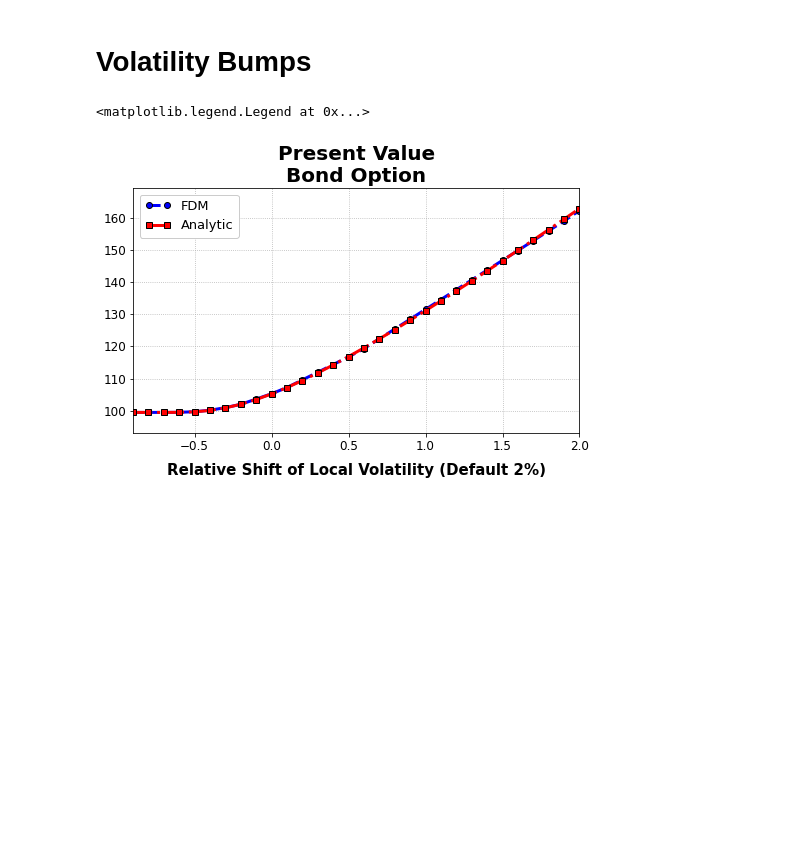
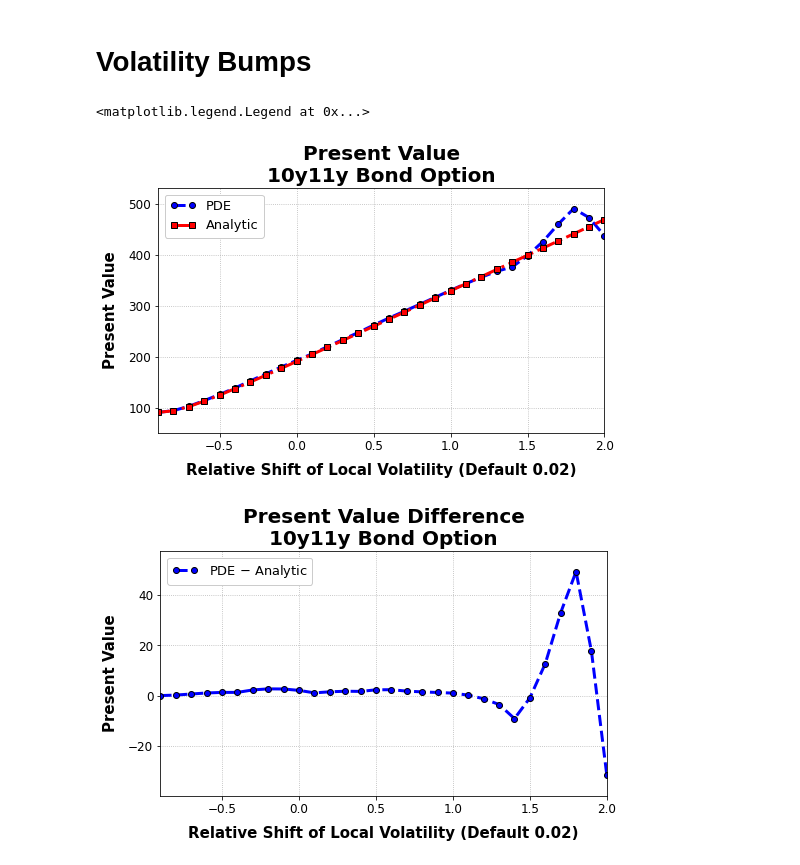
Before and after one commit to agalale/cheyette, a Jupyter notebook: BondOption.ipynb, the cells around one changed output. Drawn from its saved outputs; the diff is of its cells as text; code cells hidden in the pictures; blank space fills up the shorter version.

```diff
--- a/BondOption.ipynb
+++ b/BondOption.ipynb
@@ -15,7 +15,7 @@ plt.style.use('input/qulib.mplstyle')
 # Bond option pricing
 # %%
 curve = FlatCurve(short_rate=0.01)
-process = VasicekProcess(mean_rev=0.10, local_vol=0.01)
+process = VasicekProcess(mean_rev=0.01, local_vol=0.02)
 
 model_pde = CheyettePDEModel(x_grid_stddevs=5.0, y_grid_stddevs=5.0,
                     x_freq=3, y_freq=3, t_freq=10,
@@ -25,7 +25,7 @@ model_pde = CheyettePDEModel(x_grid_stddevs=5.0, y_grid_stddevs=5.0,
 
 model_analytic = CheyetteAnalyticModel()
 
-product = ZCBCall(strike=0.98, expiry=1.0, bond_expiry=2.0)
+product = BondOpt(strike=0.98, expiry=10.0, bond_expiry=20.0, option_type=OptionType.call)
 
 pricer_pde = CheyettePricer(model_pde, curve, process, product, valuation_time=0.0)
 pricer_analytic = CheyettePricer(model_analytic, curve, process, product, valuation_time=0.0)
@@ -88,11 +103,22 @@ pvs_vols_analytic = [pricer_analytic.set('process', process.set('local_vol', (1+
 # %%
 fig = plt.figure(figsize=(8,4.5))
 ax = fig.add_subplot()
-ax.plot(mults, pvs_vols_pde, label='FDM')
+ax.plot(mults, pvs_vols_pde, label='PDE')
 ax.plot(mults, pvs_vols_analytic, label='Analytic')
 ax.set_xlabel(f'Relative Shift of Local Volatility (Default {default_vol})')
-ax.set_title('Present Value\nBond Option')
+ax.set_ylabel('Present Value')
+ax.set_title(f'Present Value\n{product.expiry:.0f}y{product.bond_expiry:.0f}y Bond Option')
 ax.legend()
+
+diff = [y - x for x, y in zip(pvs_vols_analytic, pvs_vols_pde)]
+fig = plt.figure(figsize=(8,4.5))
+ax = fig.add_subplot()
+ax.plot(mults, diff, label='PDE $-$ Analytic')
+ax.set_xlabel(f'Relative Shift of Local Volatility (Default {default_vol})')
+ax.set_ylabel('Present Value')
+ax.set_title(f'Present Value Difference\n{product.expiry:.0f}y{product.bond_expiry:.0f}y Bond Option')
+ax.legend()
 # %% [output]
 <matplotlib.legend.Legend at 0x...>
-[figure, old version]
+[figure, new version]
+[figure, added]
```
Also changed, not shown: parts of 4 cells of this notebook, 8 other files.
